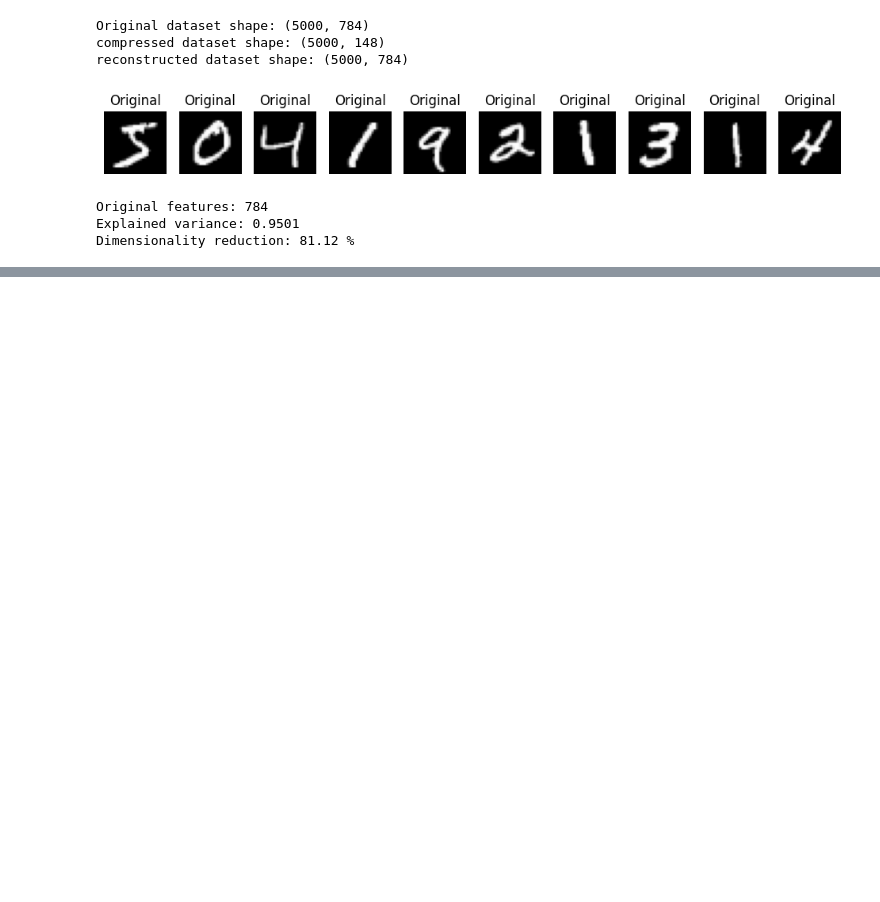
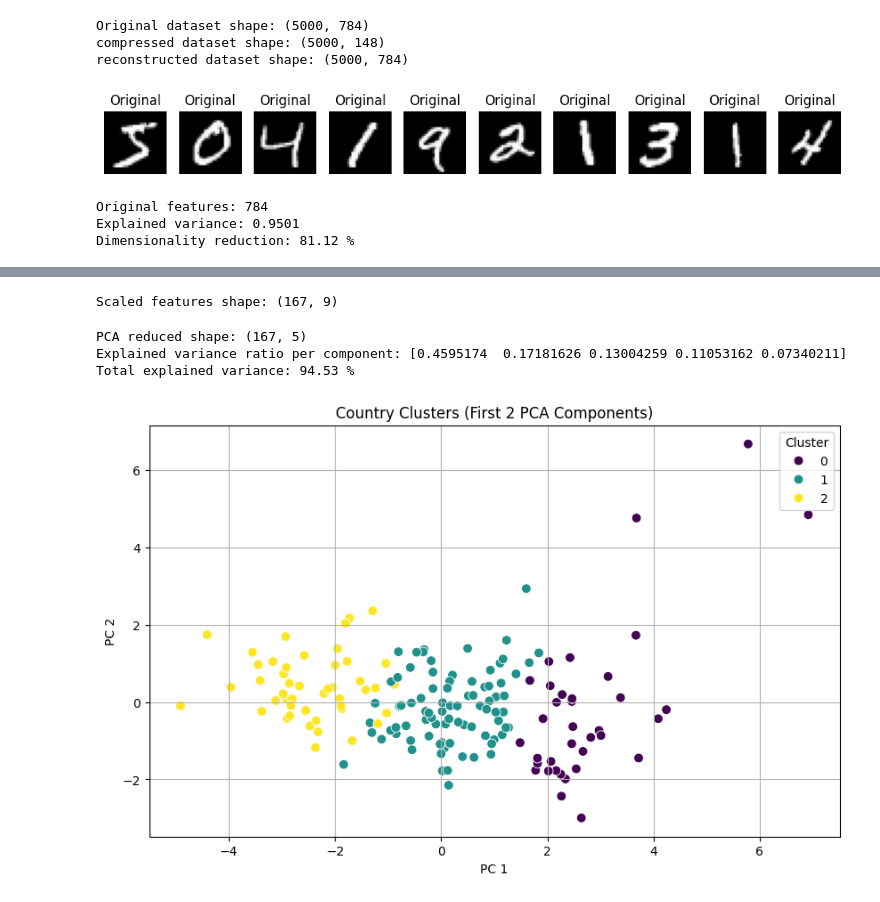
Before and after one commit to mishra2arya/Unsuppervised-learning, a Jupyter notebook: PCA.ipynb, the cells around one changed output, grey strips where cells are left out. Drawn from its saved outputs; the diff is of its cells as text; code cells hidden in the pictures; blank space fills up the shorter version.

```diff
--- a/PCA.ipynb
+++ b/PCA.ipynb
@@ -42,3 +42,8 @@ print("Dimensionality reduction:", round(reduction, 2), "%")
 Original features: 784
 Explained variance: 0.9501
 Dimensionality reduction: 81.12 %
+# %%
+import pandas as pd
+
+df_country = pd.read_csv('/content/Country-data.csv')
+display(df_country.head())
@@ -44,0 +57,45 @@ Dimensionality reduction: 81.12 %
+# %%
+from sklearn.preprocessing import StandardScaler
+
+# Exclude 'country' column which is categorical
+X_country = df_country.drop(columns=['country'])
+
+scaler = StandardScaler()
+X_scaled = scaler.fit_transform(X_country)
+print("Scaled features shape:", X_scaled.shape)
+# %% [output]
+Scaled features shape: (167, 9)
+# %%
+from sklearn.decomposition import PCA
+import matplotlib.pyplot as plt
+
+pca_country = PCA(n_components=0.90)
+X_pca = pca_country.fit_transform(X_scaled)
+
+print("PCA reduced shape:", X_pca.shape)
+print("Explained variance ratio per component:", pca_country.explained_variance_ratio_)
+print("Total explained variance:", round(pca_country.explained_variance_ratio_.sum() * 100, 2), "%")
+# %% [output]
+PCA reduced shape: (167, 5)
+Explained variance ratio per component: [0.4595174  0.17181626 0.13004259 0.11053162 0.07340211]
+Total explained variance: 94.53 %
+# %%
+from sklearn.cluster import KMeans
+import seaborn as sns
+
+# Apply K-Means clustering (let's assume 3 clusters for illustration)
+k_means = KMeans(n_clusters=3, random_state=42, n_init=10)
+clusters = k_means.fit_predict(X_pca)
+
+df_country['Cluster'] = clusters
+
+# Plot the first two PCA components and color by cluster
+plt.figure(figsize=(10, 6))
+sns.scatterplot(x=X_pca[:, 0], y=X_pca[:, 1], hue=df_country['Cluster'], palette='viridis', s=60)
+plt.title('Country Clusters (First 2 PCA Components)')
+plt.xlabel('PC 1')
+plt.ylabel('PC 2')
+plt.grid(True)
+plt.show()
+# %% [output]
+[figure, added]
```
Also changed, not shown: parts of 1 cell of this notebook.
